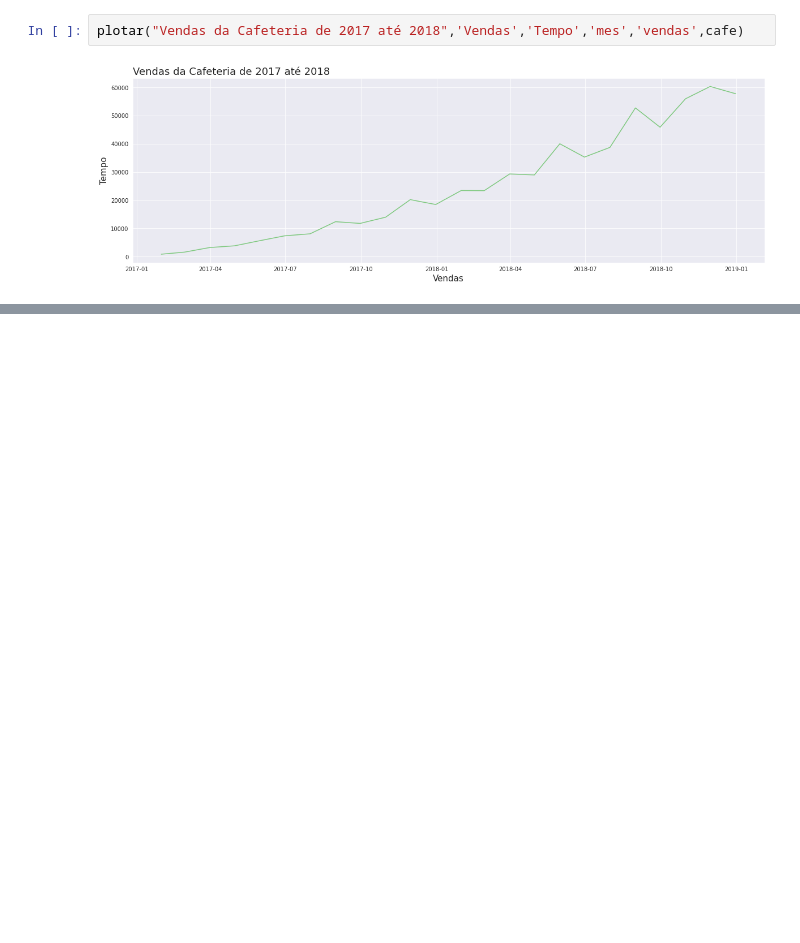
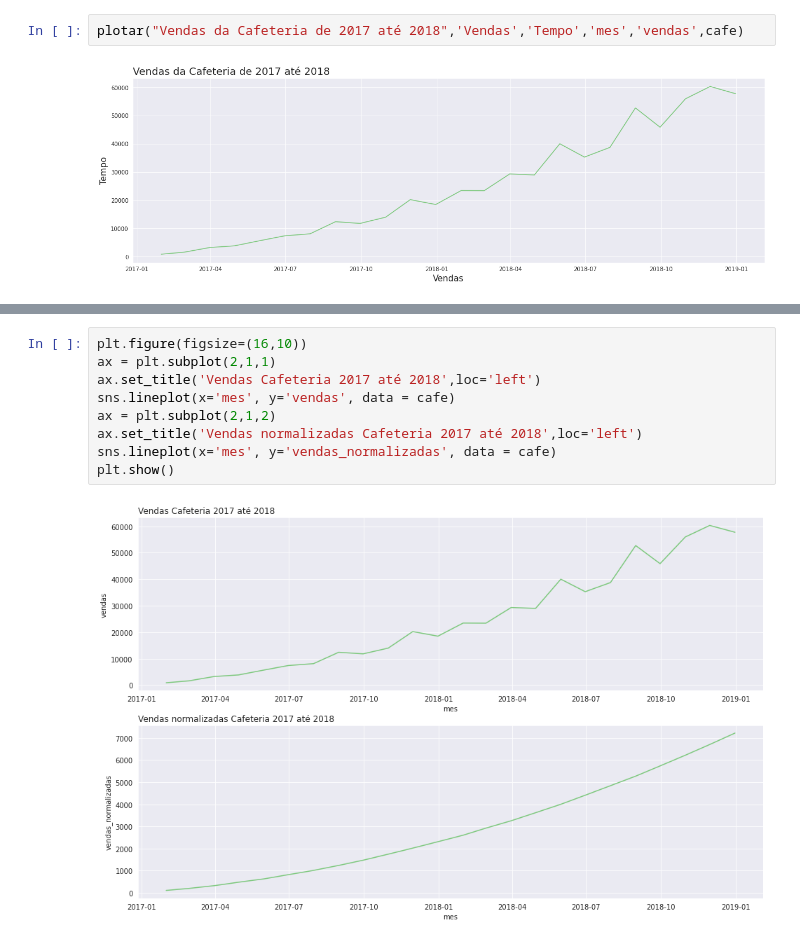
Before and after one commit to King-Bowie/TimeSeries, a Jupyter notebook: TimeSeries.ipynb, the cells around one changed output, grey strips where cells are left out. Drawn from its saved outputs; the diff is of its cells as text; blank space fills up the shorter version.

```diff
--- a/TimeSeries.ipynb
+++ b/TimeSeries.ipynb
@@ -459,0 +489,11 @@ plotar("Vendas da Cafeteria de 2017 até 2018",'Vendas','Tempo','mes','vendas',c
+# %%
+plt.figure(figsize=(16,10))
+ax = plt.subplot(2,1,1)
+ax.set_title('Vendas Cafeteria 2017 até 2018',loc='left')
+sns.lineplot(x='mes', y='vendas', data = cafe)
+ax = plt.subplot(2,1,2)
+ax.set_title('Vendas normalizadas Cafeteria 2017 até 2018',loc='left')
+sns.lineplot(x='mes', y='vendas_normalizadas', data = cafe)
+plt.show()
+# %% [output]
+[figure, added]
```
Also changed, not shown: parts of 6 cells of this notebook.
